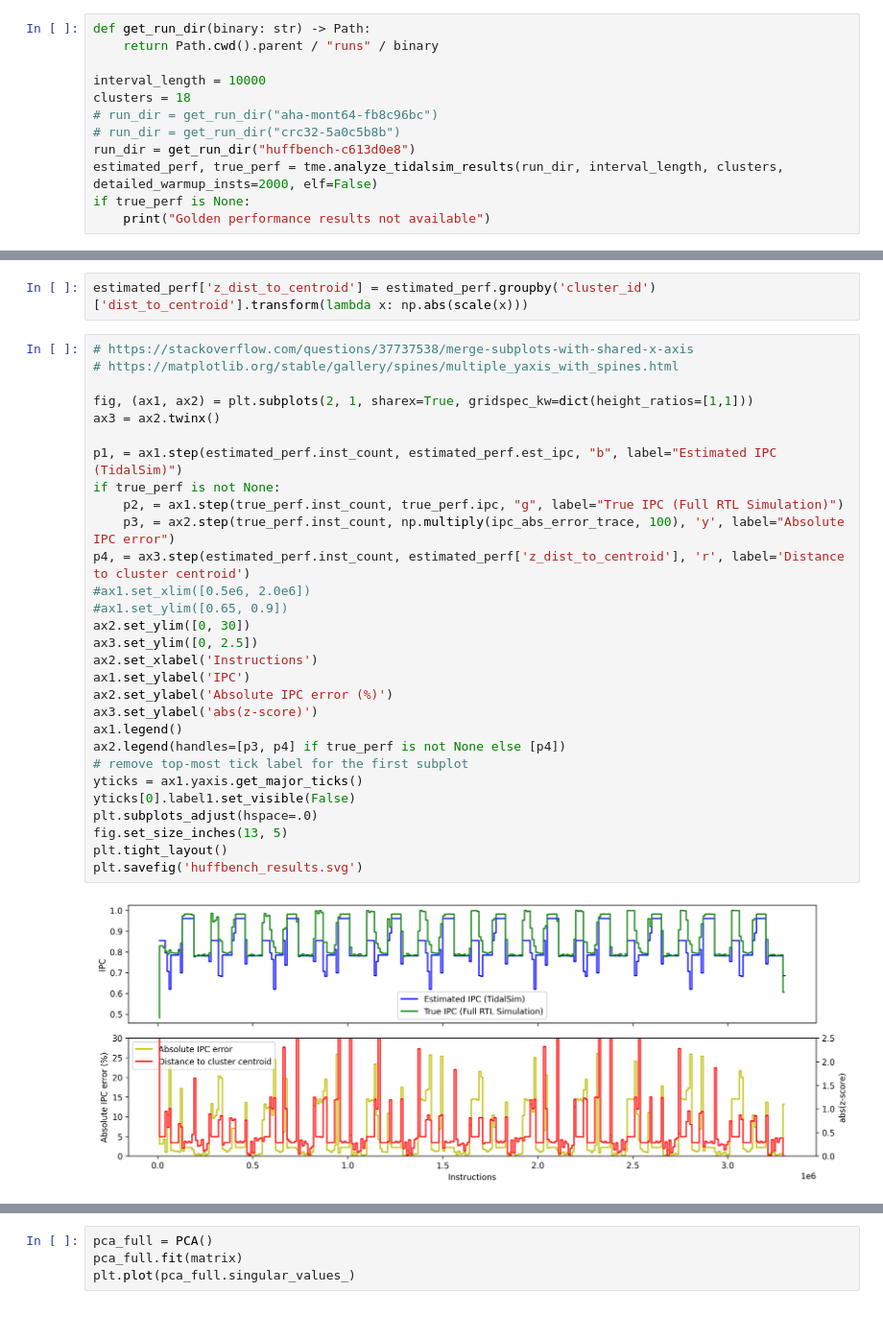
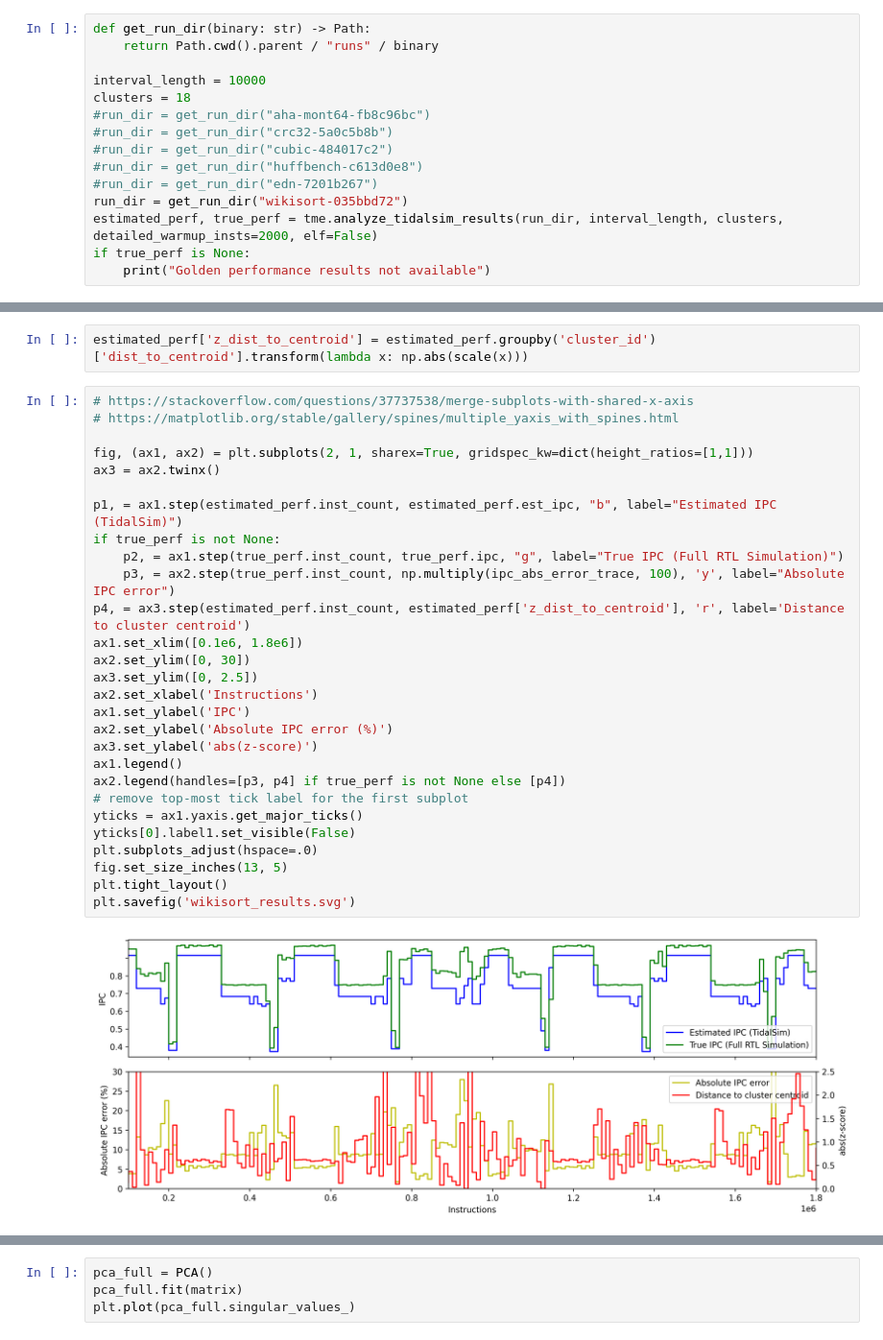
Before and after one commit to euphoric-hardware/tidalsim, a Jupyter notebook: notebooks/Plotting.ipynb, the cells around one changed output, grey strips where cells are left out. Shown: that part at 96% size. Saved outputs shown, nothing was run; the diff lists cells and outputs as text.

Commit message:
plots for entire embench ipc and runtime, but not that general

```diff
--- a/notebooks/Plotting.ipynb
+++ b/notebooks/Plotting.ipynb
@@ -26,9 +26,12 @@ def get_run_dir(binary: str) -> Path:
 
 interval_length = 10000
 clusters = 18
-# run_dir = get_run_dir("aha-mont64-fb8c96bc")
-# run_dir = get_run_dir("crc32-5a0c5b8b")
-run_dir = get_run_dir("huffbench-c613d0e8")
+#run_dir = get_run_dir("aha-mont64-fb8c96bc")
+#run_dir = get_run_dir("crc32-5a0c5b8b")
+#run_dir = get_run_dir("cubic-484017c2")
+#run_dir = get_run_dir("huffbench-c613d0e8")
+#run_dir = get_run_dir("edn-7201b267")
+run_dir = get_run_dir("wikisort-035bbd72")
 estimated_perf, true_perf = tme.analyze_tidalsim_results(run_dir, interval_length, clusters, detailed_warmup_insts=2000, elf=False)
 if true_perf is None:
     print("Golden performance results not available")
@@ -48,31 +40,30 @@ estimated_perf['z_dist_to_centroid'] = estimated_perf.groupby('cluster_id')['dis
 # %%
 # https://stackoverflow.com/questions/37737538/merge-subplots-with-shared-x-axis
 # https://matplotlib.org/stable/gallery/spines/multiple_yaxis_with_spines.html
 
 fig, (ax1, ax2) = plt.subplots(2, 1, sharex=True, gridspec_kw=dict(height_ratios=[1,1]))
 ax3 = ax2.twinx()
 
 p1, = ax1.step(estimated_perf.inst_count, estimated_perf.est_ipc, "b", label="Estimated IPC (TidalSim)")
 if true_perf is not None:
     p2, = ax1.step(true_perf.inst_count, true_perf.ipc, "g", label="True IPC (Full RTL Simulation)")
     p3, = ax2.step(true_perf.inst_count, np.multiply(ipc_abs_error_trace, 100), 'y', label="Absolute IPC error")
 p4, = ax3.step(estimated_perf.inst_count, estimated_perf['z_dist_to_centroid'], 'r', label='Distance to cluster centroid')
-#ax1.set_xlim([0.5e6, 2.0e6])
-#ax1.set_ylim([0.65, 0.9])
+ax1.set_xlim([0.1e6, 1.8e6])
 ax2.set_ylim([0, 30])
 ax3.set_ylim([0, 2.5])
 ax2.set_xlabel('Instructions')
 ax1.set_ylabel('IPC')
 ax2.set_ylabel('Absolute IPC error (%)')
 ax3.set_ylabel('abs(z-score)')
 ax1.legend()
 ax2.legend(handles=[p3, p4] if true_perf is not None else [p4])
 # remove top-most tick label for the first subplot
 yticks = ax1.yaxis.get_major_ticks()
 yticks[0].label1.set_visible(False)
 plt.subplots_adjust(hspace=.0)
 fig.set_size_inches(13, 5)
 plt.tight_layout()
-plt.savefig('huffbench_results.svg')
+plt.savefig('wikisort_results.svg')
 # %% [output]
-[figure, old version]
+[figure, new version]
```
Also changed, not shown: parts of 6 cells of this notebook.
